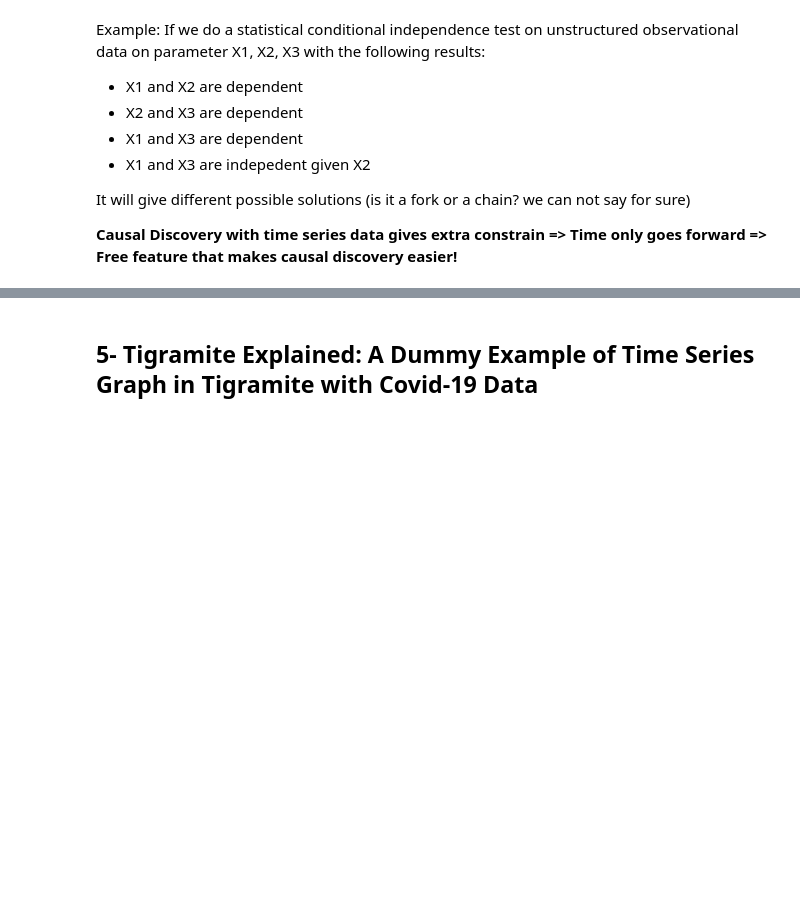
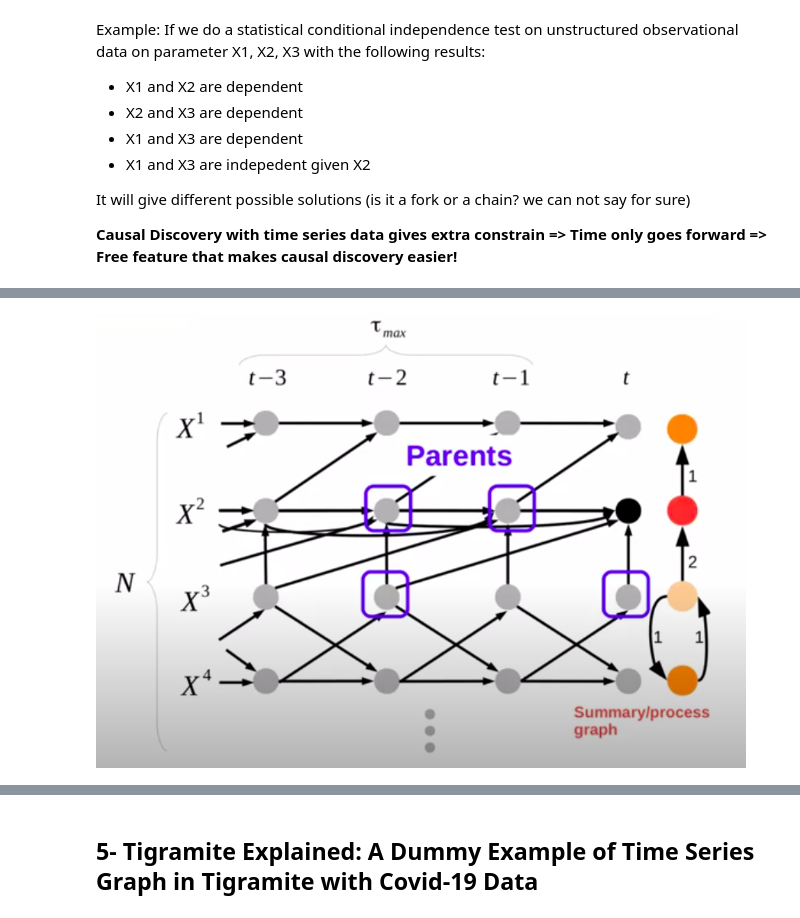
Before and after one commit to keli95566/explore_tigramite, a Jupyter notebook: jupyter_notebooks/02.kl_may4th_presentation.ipynb, the cells around one changed output, grey strips where cells are left out. Cells and saved outputs as stored; diff of their text form; code cells hidden in the pictures; blank space fills up the shorter version.

```diff
--- a/jupyter_notebooks/02.kl_may4th_presentation.ipynb
+++ b/jupyter_notebooks/02.kl_may4th_presentation.ipynb
@@ -59,0 +61,5 @@ Which  the PCMIC+(2020) and the Latent PCMIC (2020) algorithm in tigramite can a
+# %%
+#<img src="./images/02_presentation/time_series_jakob.png" alt="drawing" width="650"/>
+Image(filename="./images/02_presentation/time_series_jakob.png", width = 650 )
+# %% [output]
+[figure, added]
```
Also changed, not shown: parts of 11 cells of this notebook.
